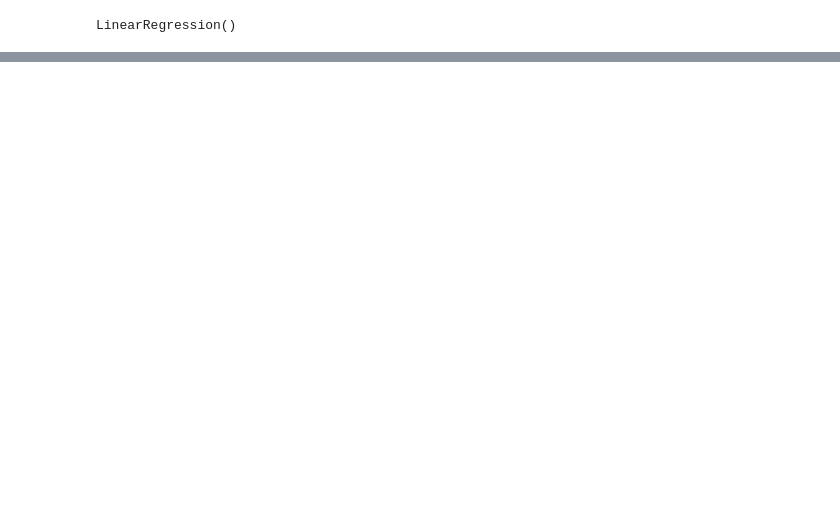
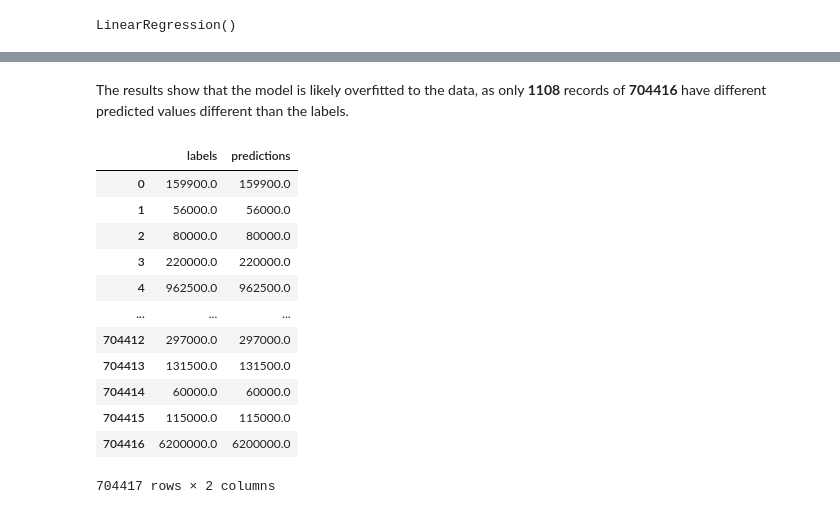
Before and after one commit to AJarombek/machine-learning-programs, a Jupyter notebook: programs/ct-housing/ct-housing.ipynb, the cells around one changed output, grey strips where cells are left out. Drawn from its saved outputs; the diff is of its cells as text; code cells hidden in the pictures; blank space fills up the shorter version.

```diff
--- a/programs/ct-housing/ct-housing.ipynb
+++ b/programs/ct-housing/ct-housing.ipynb
@@ -324,0 +402,23 @@ LinearRegression()
+# %% [markdown]
+The results show that the model is likely overfitted to the data, as only **1108** records of **704416** have
+different predicted values different than the labels.
+# %%
+labels_and_predictions = pd.DataFrame({
+    'labels': list(housing_data_labels),
+    'predictions': predictions
+})
+labels_and_predictions
+# %% [output]
+|  | labels | predictions |
+| 0 | 159900.0 | 159900.0 |
+| 1 | 56000.0 | 56000.0 |
+| 2 | 80000.0 | 80000.0 |
+| 3 | 220000.0 | 220000.0 |
+| 4 | 962500.0 | 962500.0 |
+| ... | ... | ... |
+| 704412 | 297000.0 | 297000.0 |
+| 704413 | 131500.0 | 131500.0 |
+| 704414 | 60000.0 | 60000.0 |
+| 704415 | 115000.0 | 115000.0 |
+| 704416 | 6200000.0 | 6200000.0 |
+704417 rows × 2 columns
```
Also changed, not shown: parts of 17 cells of this notebook, 1 other file.
